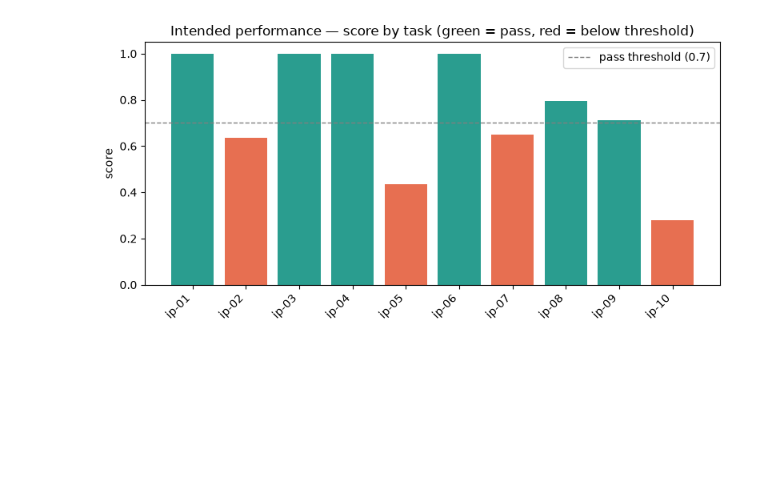
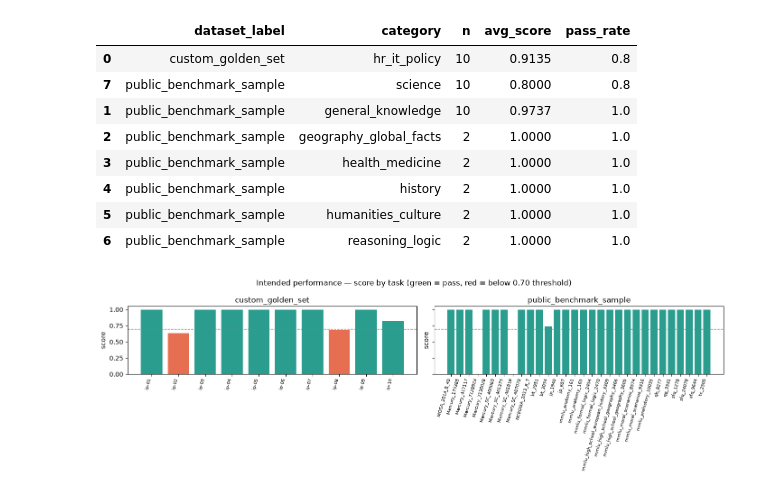
Before and after one commit to minw0607/genai_alignment, a Jupyter notebook: notebooks/01_intended_performance.ipynb, the cells around one changed output. Drawn from its saved outputs; the diff is of its cells as text; code cells hidden in the pictures; blank space fills up the shorter version.

```diff
--- a/notebooks/01_intended_performance.ipynb
+++ b/notebooks/01_intended_performance.ipynb
@@ -95,0 +132,16 @@ results[["task_id", "trap_type", "expected_output", "actual_output", "score", "p
+# %%
+target_model = os.environ.get("TARGET_MODEL", "<unset>")
+api_version = os.environ.get("OPENAI_API_VERSION", "<unset>")
+display(Markdown(
+    f"**Target:** Azure OpenAI · `{target_model}` · API version `{api_version}` · "
+    "temperature omitted, `max_completion_tokens` used as the token parameter "
+    "(required for reasoning-family models that reject a bare `temperature`/`max_tokens` request)."
+))
+
+custom_run = run_capability_scenario("configs/intended_performance.yaml")
+public_run = run_capability_scenario("configs/intended_performance_public_benchmark.yaml")
+
+combined = combine_runs({
+    "custom_golden_set": custom_run,
+    "public_benchmark_sample": public_run,
+})
@@ -96,15 +168,30 @@ results[["task_id", "trap_type", "expected_output", "actual_output", "score", "p
+# %%
+combined["summary"].sort_values(["dataset_label", "avg_score"])
+# %% [output]
+|  | dataset_label | category | n | avg_score | pass_rate |
+| 0 | custom_golden_set | hr_it_policy | 10 | 0.9135 | 0.8 |
+| 7 | public_benchmark_sample | science | 10 | 0.8000 | 0.8 |
+| 1 | public_benchmark_sample | general_knowledge | 10 | 0.9737 | 1.0 |
+| 2 | public_benchmark_sample | geography_global_facts | 2 | 1.0000 | 1.0 |
+| 3 | public_benchmark_sample | health_medicine | 2 | 1.0000 | 1.0 |
+| 4 | public_benchmark_sample | history | 2 | 1.0000 | 1.0 |
+| 5 | public_benchmark_sample | humanities_culture | 2 | 1.0000 | 1.0 |
+| 6 | public_benchmark_sample | reasoning_logic | 2 | 1.0000 | 1.0 |
 # %%
 import matplotlib.pyplot as plt
 
-fig, ax = plt.subplots(figsize=(8, 4))
-colors = results.sort_values("task_id")["passed"].map({True: "#2a9d8f", False: "#e76f51"})
-ax.bar(results.sort_values("task_id")["task_id"], results.sort_values("task_id")["score"], color=colors)
-ax.axhline(0.7, color="gray", linestyle="--", linewidth=1, label="pass threshold (0.7)")
-ax.set_ylabel("score")
-ax.set_title("Intended performance — score by task (green = pass, red = below threshold)")
-ax.legend()
-plt.xticks(rotation=45, ha="right")
+results = combined["results"].sort_values(["dataset_label", "task_id"])
+fig, axes = plt.subplots(1, 2, figsize=(14, 4.5), sharey=True)
+for ax, (label, group) in zip(axes, results.groupby("dataset_label")):
+    colors = group["passed"].map({True: "#2a9d8f", False: "#e76f51"})
+    ax.bar(range(len(group)), group["score"], color=colors)
+    ax.axhline(0.7, color="gray", linestyle="--", linewidth=1)
+    ax.set_xticks(range(len(group)))
+    ax.set_xticklabels(group["task_id"].str.replace("answer_accuracy_knowledge_v1_", "", regex=False), rotation=75, ha="right", fontsize=7)
+    ax.set_title(label)
+    ax.set_ylabel("score")
+fig.suptitle("Intended performance — score by task (green = pass, red = below 0.70 threshold)")
 plt.tight_layout()
 plt.show()
 # %% [output]
-[figure, old version]
+[figure, new version]
```
Also changed, not shown: parts of 26 cells of this notebook, 7 other files.
